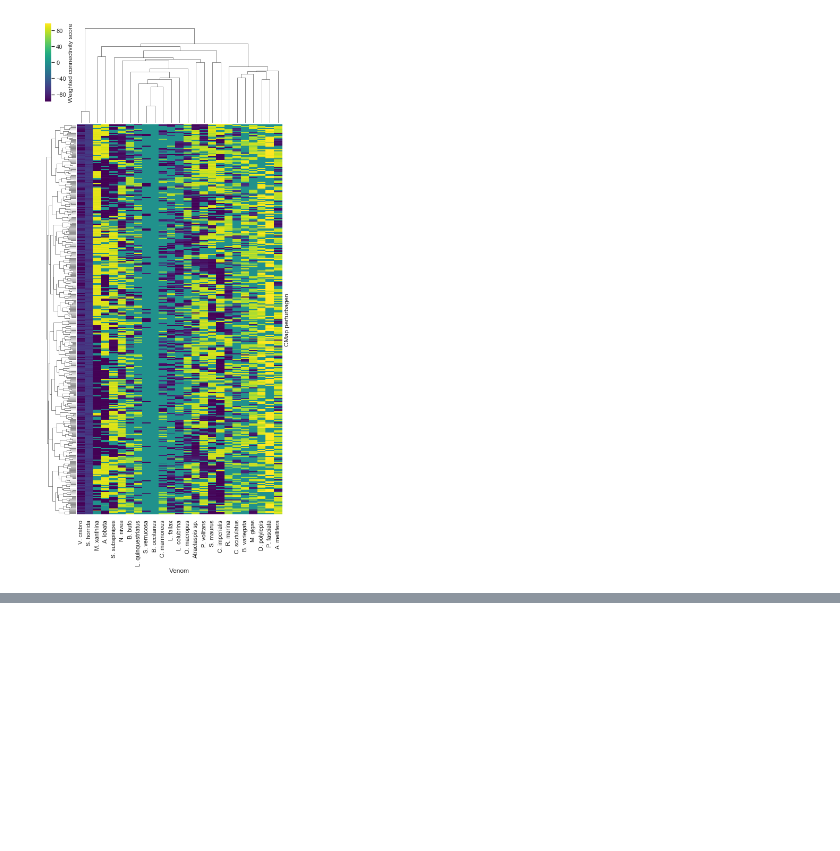
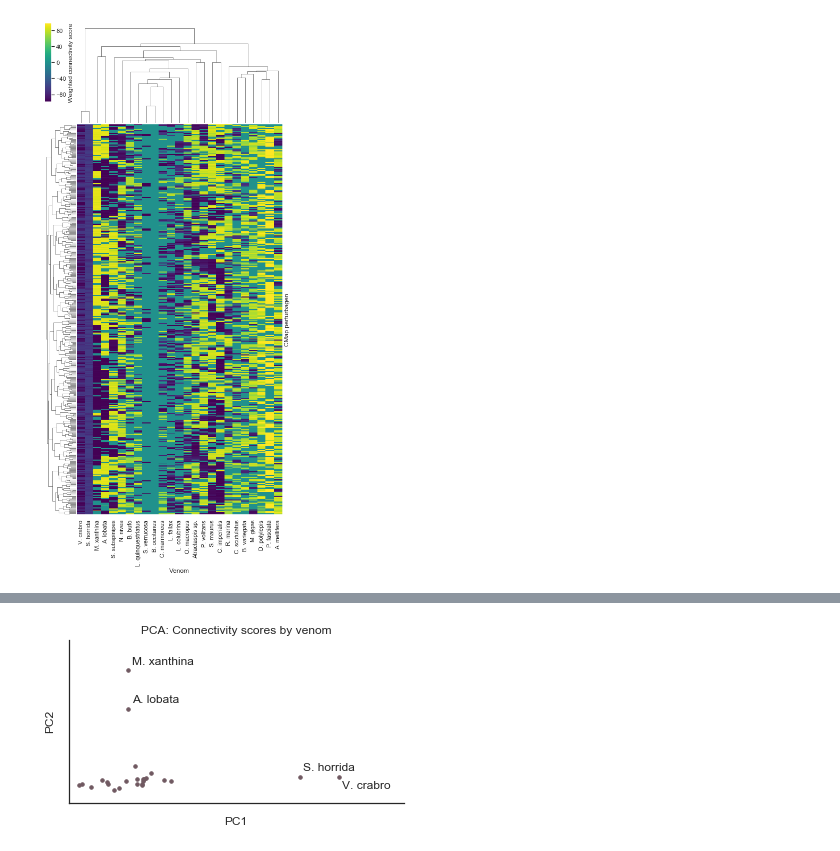
Before and after one commit to JDRomano2/venomSeq, a Jupyter notebook: doc/examples/Visualizations.ipynb, the cells around one changed output, grey strips where cells are left out. Cells and saved outputs as stored; diff of their text form; code cells hidden in the pictures; blank space fills up the shorter version.

```diff
--- a/doc/examples/Visualizations.ipynb
+++ b/doc/examples/Visualizations.ipynb
@@ -240,0 +233,31 @@ g.ax_heatmap.get_xaxis().set_ticklabels(new_xticklabels, rotation="vertical")
+# %%
+sns.set_style('white')
+
+pca = PCA()
+X_r = pca.fit(v.connectivity.tau.T).transform(v.connectivity.tau.T)
+(fig, ax) = plt.subplots(1, 1, figsize=(6,3))
+
+ax.scatter(X_r[:,0], X_r[:,1], s=12, c='#705961')
+ax.set_ylim(-10000,45000)
+ax.set_xlim(-20000,70000)
+
+ax.set(xticklabels=[])
+ax.set(yticklabels=[])
+
+sns.despine()
+
+ax.set(xlabel='PC1')
+ax.set(ylabel='PC2')
+ax.set(title='PCA: Connectivity scores by venom')
+for label, x, y, in zip(np.take(species_names,[2,9,11,19]),
+                        np.take(X_r[:,0],[2,9,11,19]),
+                        np.take(X_r[:,1],[2,9,11,19])
+                       ):
+    if label=='V. crabro':
+        ax.annotate(label, xy=(x+1000,y-4000))
+    else:
+        ax.annotate(label, xy=(x+1000, y+2000))
+
+fig.savefig("pca.pdf", bbox_inches='tight')
+# %% [output]
+[figure, added]
```
Also changed, not shown: parts of 4 cells of this notebook, 3 other files.
